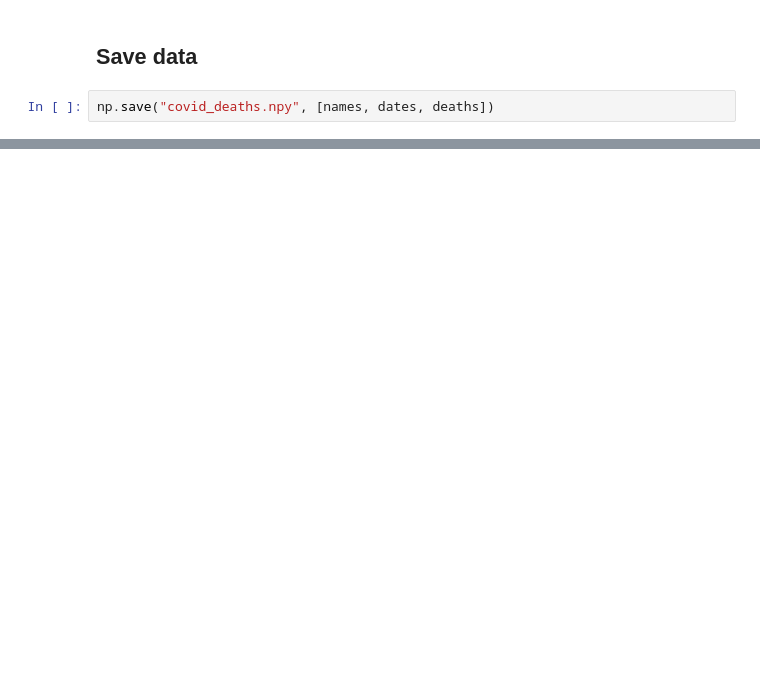
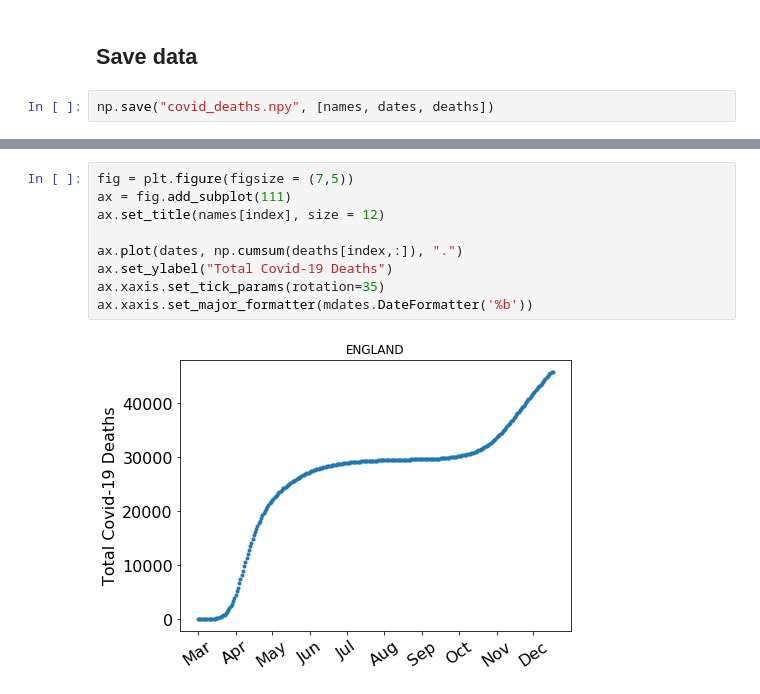
Before and after one commit to HowsMyNHS/NHSdata, a Jupyter notebook: Covid-19/covid19_deaths.ipynb, the cells around one changed output, grey strips where cells are left out. Saved outputs shown, nothing was run; the diff lists cells and outputs as text; blank space fills up the shorter version.

```diff
--- a/Covid-19/covid19_deaths.ipynb
+++ b/Covid-19/covid19_deaths.ipynb
@@ -134,0 +135,11 @@ Total covid19 related deaths in English hospitals: 45126
+# %%
+fig = plt.figure(figsize = (7,5))
+ax = fig.add_subplot(111)
+ax.set_title(names[index], size = 12)
+
+ax.plot(dates, np.cumsum(deaths[index,:]), ".")
+ax.set_ylabel("Total Covid-19 Deaths")
+ax.xaxis.set_tick_params(rotation=35)
+ax.xaxis.set_major_formatter(mdates.DateFormatter('%b'))
+# %% [output]
+[figure, added]
```
Also changed, not shown: parts of 3 cells of this notebook, 1 other file.
